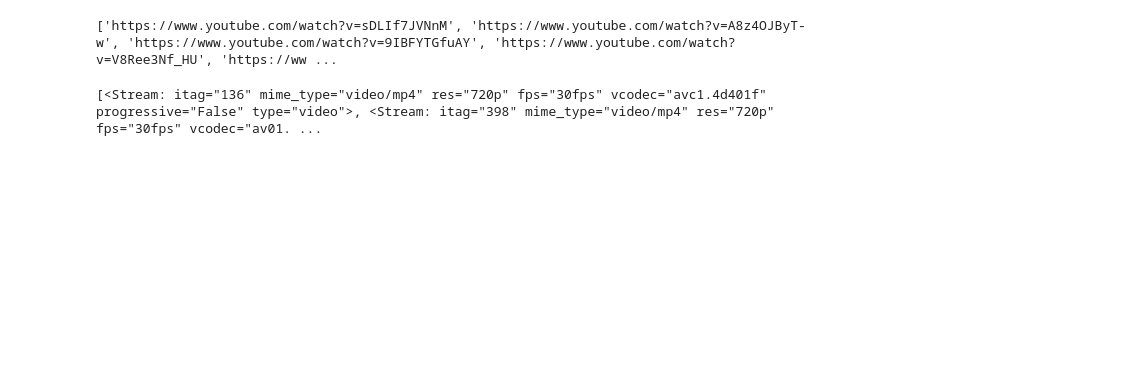
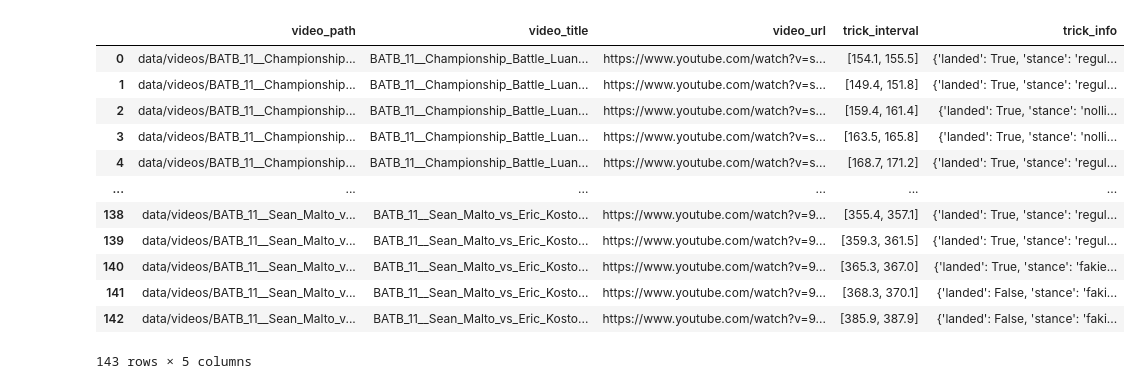
Before and after one commit to EduardoPach/SkateAI, a Jupyter notebook: nothing.ipynb, the cells around one changed output. Saved outputs shown, nothing was run; the diff lists cells and outputs as text; code cells hidden in the pictures; blank space fills up the shorter version.

```diff
--- a/nothing.ipynb
+++ b/nothing.ipynb
@@ -30,4 +0,0 @@ batb11.videos[0].title
-# %%
-batb11.video_urls
-# %% [output]
-['https://www.youtube.com/watch?v=sDLIf7JVNnM', 'https://www.youtube.com/watch?v=A8z4OJByT-w', 'https://www.youtube.com/watch?v=9IBFYTGfuAY', 'https://www.youtube.com/watch?v=V8Ree3Nf_HU', 'https://ww ...
@@ -37,4 +0,0 @@ for idx, stream in enumerate(batb11.videos[0].streams.filter(res="720p", file_ex
-# %%
-batb11.videos[0].streams.filter(res="720p", file_extension='mp4', type="video", only_video=True)
-# %% [output]
-[<Stream: itag="136" mime_type="video/mp4" res="720p" fps="30fps" vcodec="avc1.4d401f" progressive="False" type="video">, <Stream: itag="398" mime_type="video/mp4" res="720p" fps="30fps" vcodec="av01. ...
@@ -40,0 +11,18 @@ batb11.videos[0].streams.filter(res="720p", file_extension='mp4', type="video",
+# %%
+df = pd.read_csv("data/metadata/metadata.csv")
+# %%
+df
+# %% [output]
+|  | video_path | video_title | video_url | trick_interval | trick_info |
+| 0 | data/videos/BATB_11__Championship... | BATB_11__Championship_Battle_Luan... | https://www.youtube.com/watch?v=s... | [154.1, 155.5] | {'landed': True, 'stance': 'regul... |
+| 1 | data/videos/BATB_11__Championship... | BATB_11__Championship_Battle_Luan... | https://www.youtube.com/watch?v=s... | [149.4, 151.8] | {'landed': True, 'stance': 'regul... |
+| 2 | data/videos/BATB_11__Championship... | BATB_11__Championship_Battle_Luan... | https://www.youtube.com/watch?v=s... | [159.4, 161.4] | {'landed': True, 'stance': 'nolli... |
+| 3 | data/videos/BATB_11__Championship... | BATB_11__Championship_Battle_Luan... | https://www.youtube.com/watch?v=s... | [163.5, 165.8] | {'landed': True, 'stance': 'nolli... |
+| 4 | data/videos/BATB_11__Championship... | BATB_11__Championship_Battle_Luan... | https://www.youtube.com/watch?v=s... | [168.7, 171.2] | {'landed': True, 'stance': 'regul... |
+| ... | ... | ... | ... | ... | ... |
+| 138 | data/videos/BATB_11__Sean_Malto_v... | BATB_11__Sean_Malto_vs_Eric_Kosto... | https://www.youtube.com/watch?v=9... | [355.4, 357.1] | {'landed': True, 'stance': 'regul... |
+| 139 | data/videos/BATB_11__Sean_Malto_v... | BATB_11__Sean_Malto_vs_Eric_Kosto... | https://www.youtube.com/watch?v=9... | [359.3, 361.5] | {'landed': True, 'stance': 'regul... |
+| 140 | data/videos/BATB_11__Sean_Malto_v... | BATB_11__Sean_Malto_vs_Eric_Kosto... | https://www.youtube.com/watch?v=9... | [365.3, 367.0] | {'landed': True, 'stance': 'fakie... |
+| 141 | data/videos/BATB_11__Sean_Malto_v... | BATB_11__Sean_Malto_vs_Eric_Kosto... | https://www.youtube.com/watch?v=9... | [368.3, 370.1] | {'landed': False, 'stance': 'faki... |
+| 142 | data/videos/BATB_11__Sean_Malto_v... | BATB_11__Sean_Malto_vs_Eric_Kosto... | https://www.youtube.com/watch?v=9... | [385.9, 387.9] | {'landed': False, 'stance': 'faki... |
+143 rows × 5 columns
```
Also changed, not shown: parts of 14 cells of this notebook.
